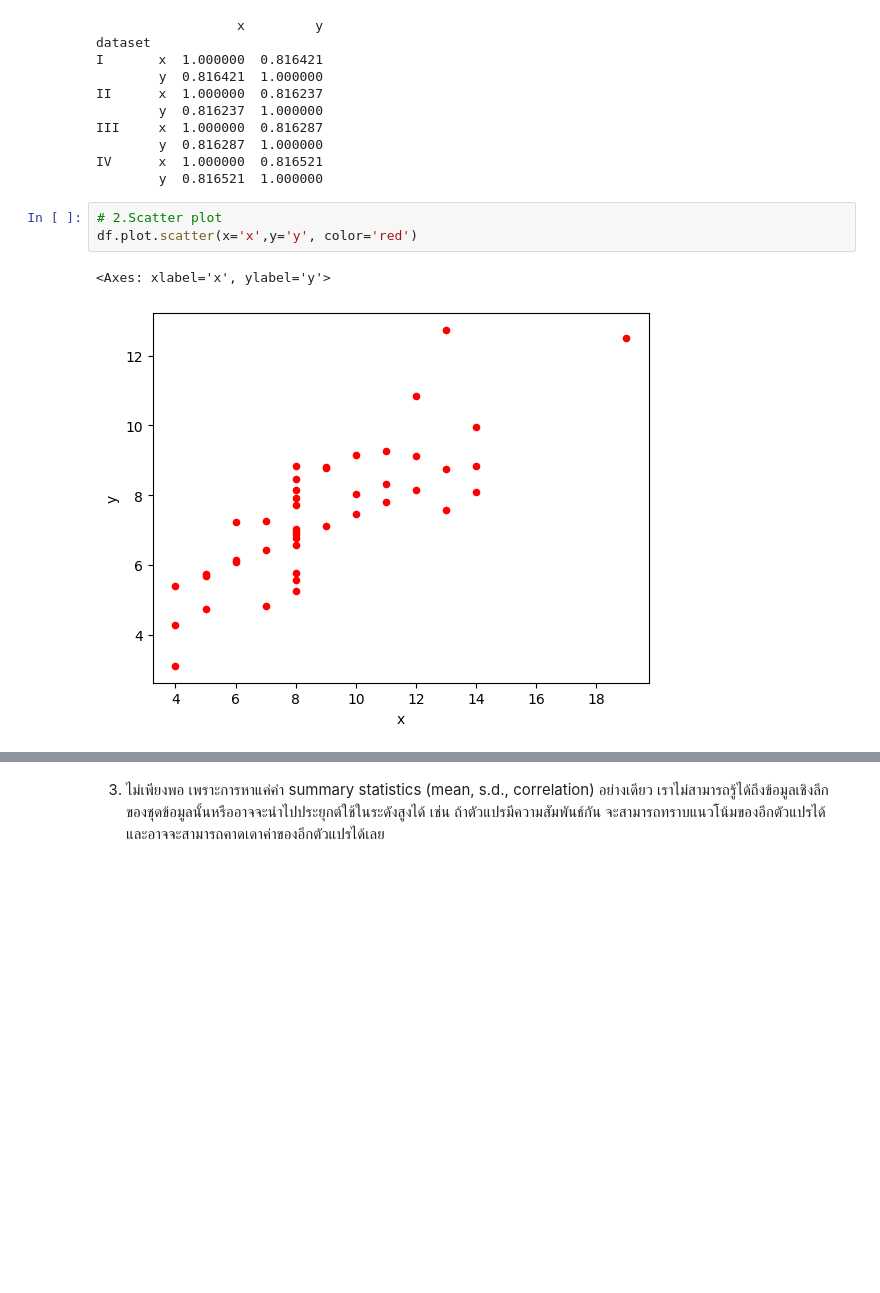
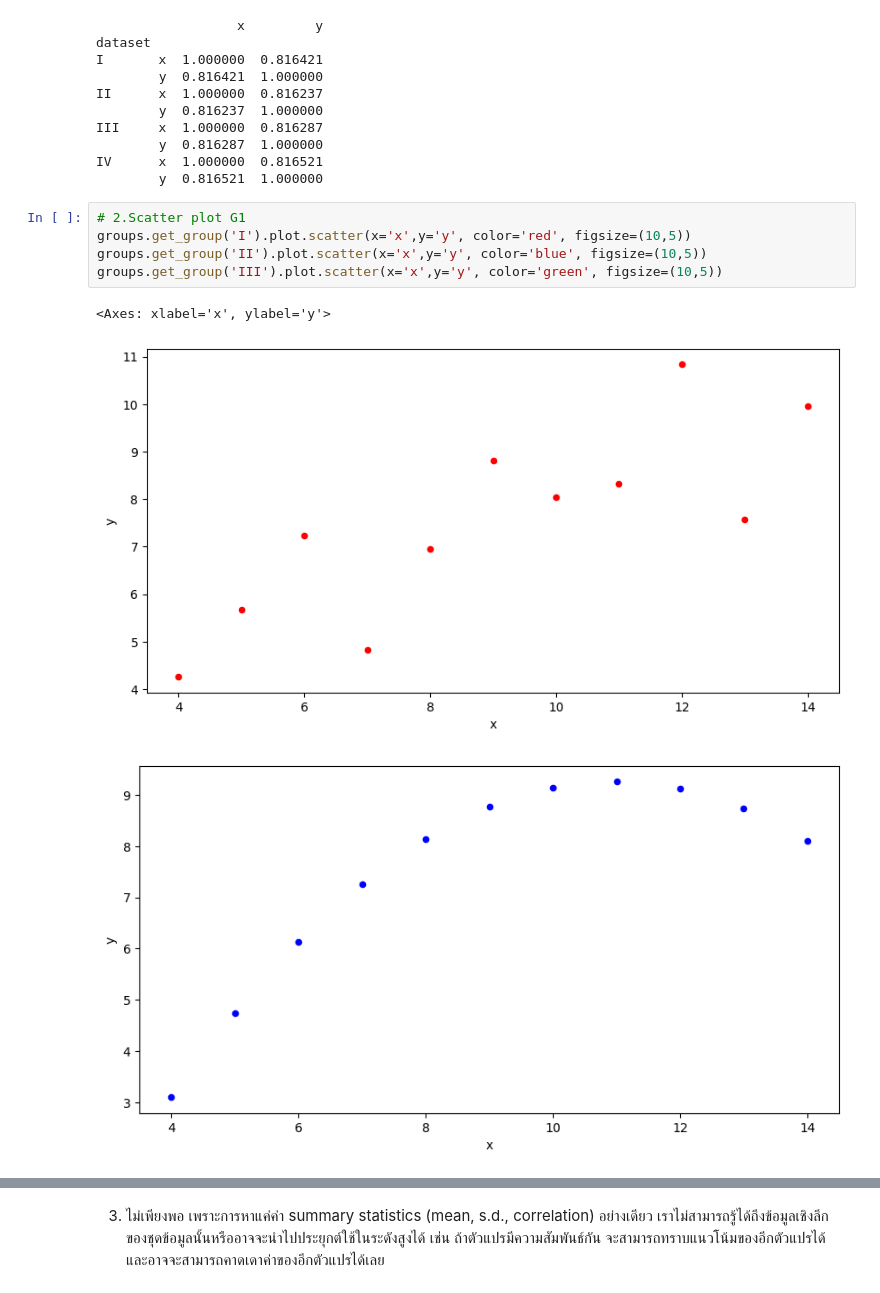
Before and after one commit to NS-Nakharin/229351-Statistical-Learning-Labs, a Jupyter notebook: 229351_LAB01.ipynb, the cells around one changed output, grey strips where cells are left out. Cells and saved outputs as stored; diff of their text form; blank space fills up the shorter version.

```diff
--- a/229351_LAB01.ipynb
+++ b/229351_LAB01.ipynb
@@ -599,9 +599,12 @@ III     x  1.000000  0.816287
         y  0.816287  1.000000
 IV      x  1.000000  0.816521
         y  0.816521  1.000000
-# %%
-# 2.Scatter plot
-df.plot.scatter(x='x',y='y', color='red')
-# %% [output]
-<Axes: xlabel='x', ylabel='y'>
-[figure, removed]
+# %%
+# 2.Scatter plot G1
+groups.get_group('I').plot.scatter(x='x',y='y', color='red', figsize=(10,5))
+groups.get_group('II').plot.scatter(x='x',y='y', color='blue', figsize=(10,5))
+groups.get_group('III').plot.scatter(x='x',y='y', color='green', figsize=(10,5))
+# %% [output]
+<Axes: xlabel='x', ylabel='y'>
+[figure, added]
+[figure, added]
```
Also changed, not shown: parts of 1 cell of this notebook.
